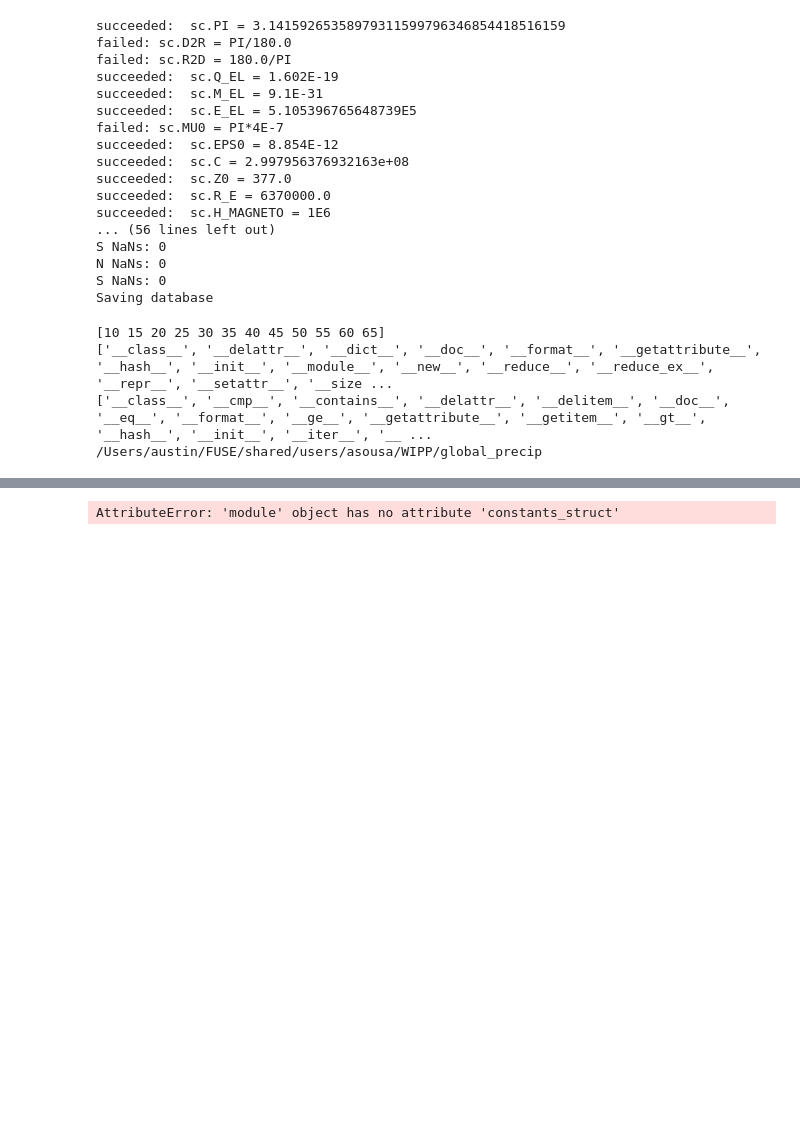
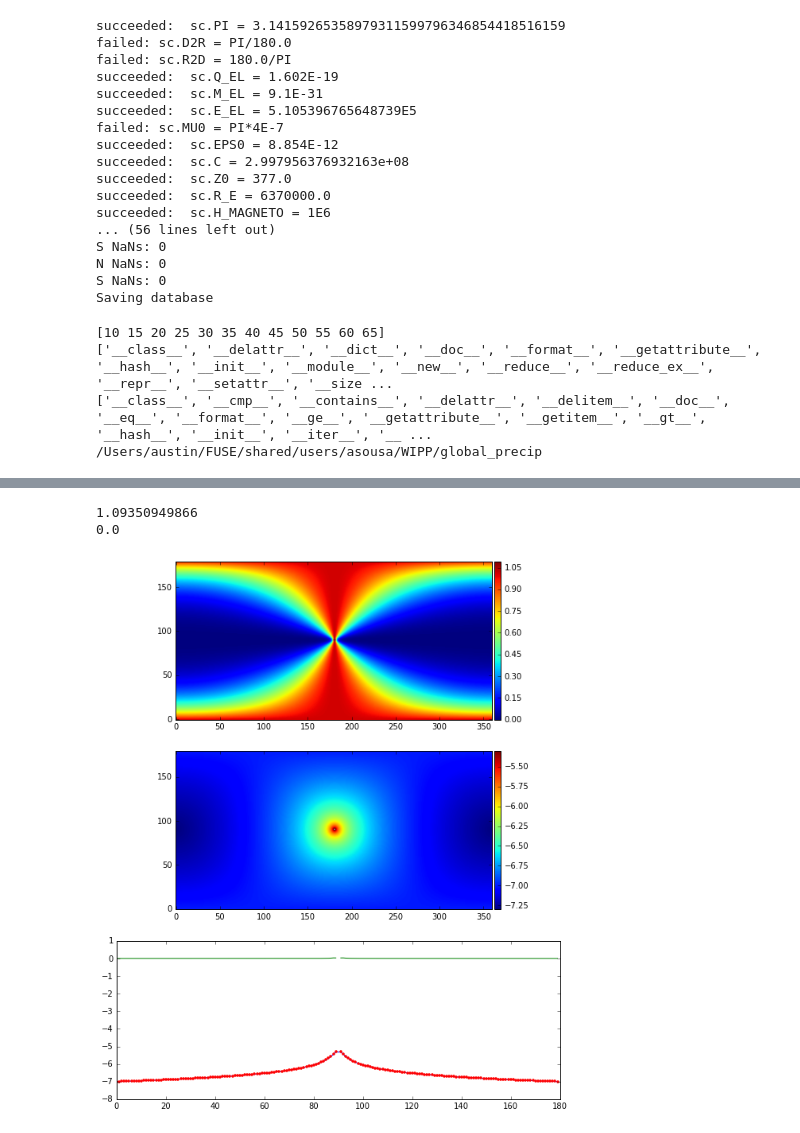
Before and after one commit to asousa/Global_LEP, a Jupyter notebook: model_testbench.ipynb, the cells around one changed output, grey strips where cells are left out. Saved outputs shown, nothing was run; the diff lists cells and outputs as text; code cells hidden in the pictures; blank space fills up the shorter version.

```diff
--- a/model_testbench.ipynb
+++ b/model_testbench.ipynb
@@ -272,9 +275,12 @@ for i,lat in enumerate(in_lat_targ):
 # %%
 # Test scaling factor:
+from mpl_toolkits.axes_grid1 import make_axes_locatable
+
+
 from precip_model import precip_model
-p = precip_model(database="db_test.pkl")
+p = precip_model(database="db3.pkl")
 
-inp_lat = 45
+inp_lat = 0
 inp_lon = 0
 out_lat = np.arange(-90,90)
 out_lon = np.arange(-180,180)
@@ -286,39 +292,49 @@ out_lon = np.arange(-180,180)
 # clat1 = np.cos(D2R*inp_lat)
 # clat2 = np.cos(D2R*out_lat)
 # slat1 = np.sin(D2R*inp_lat)
 # slat2 = np.sin(D2R*out_lat)
 
 # # Vincenty solution (spherical)
 # # a = np.outer(clat2, np.sin(dlong))
 # # b = clat1*slat2[:,np.newaxis] - np.outer(slat1*clat2, np.cos(dlong))
 # # c = slat1*slat2[:,np.newaxis] + np.outer(clat1*clat2, np.cos(dlong))
 
 # # D = 6378*np.arctan2( np.sqrt(pow(a,2) + pow(b,2)), c)
 
 # # Haversine formula:
 # a = pow(np.sin(dlat/2.0),2)
 # b = (clat1*np.outer(clat2, pow(np.sin(dlong/2.0),2)))
 
 # D = 2.0*R_E * np.arcsin(np.sqrt(a[:,np.newaxis] + b))
 
-ratio, new_weight, old_weight = p.get_longitude_scaling(inp_lat, inp_lon, out_lat, out_lon, I0=-10000)
+ratio, new_weight, old_weight = p.get_longitude_scaling(inp_lat, inp_lon, out_lat, out_lon, I0=-100000)
 
 print np.max(ratio)
 print np.min(ratio)
 
 fig = plt.figure()
 ax1 = fig.add_subplot(311)
-p1 = ax1.imshow(np.log10(ratio),origin='lower')
-plt.colorbar(p1)
+p1 = ax1.imshow((ratio),origin='lower')
+divider = make_axes_locatable(ax1)
+cax = divider.append_axes("right", size="2%", pad=0.05)
+plt.colorbar(p1, cax=cax)
 
 ax2 = fig.add_subplot(312)
 p2 = ax2.imshow(np.log10(new_weight),origin='lower')
-plt.colorbar(p2)
+divider = make_axes_locatable(ax2)
+cax2 = divider.append_axes("right", size="2%", pad=0.05)
+plt.colorbar(p2, cax=cax2)
+
+
 ax3 = fig.add_subplot(313)
 
-p3 = ax3.plot(old_weight)
+p3 = ax3.plot(np.log10(old_weight))
+p4 = ax3.plot(np.log10(new_weight[:,180]),'r.')
+p5 = ax3.plot(np.log10(ratio[:,180]))
 # %% [output]
-AttributeError: 'module' object has no attribute 'constants_struct'
+1.09350949866
+0.0
+[figure, added]
 # %%
 # Load flashes, calculate total precipitation (el/(cm^2)) within a time window:
 import numpy as np
```
Also changed, not shown: parts of 2 cells of this notebook, 6 other files.
